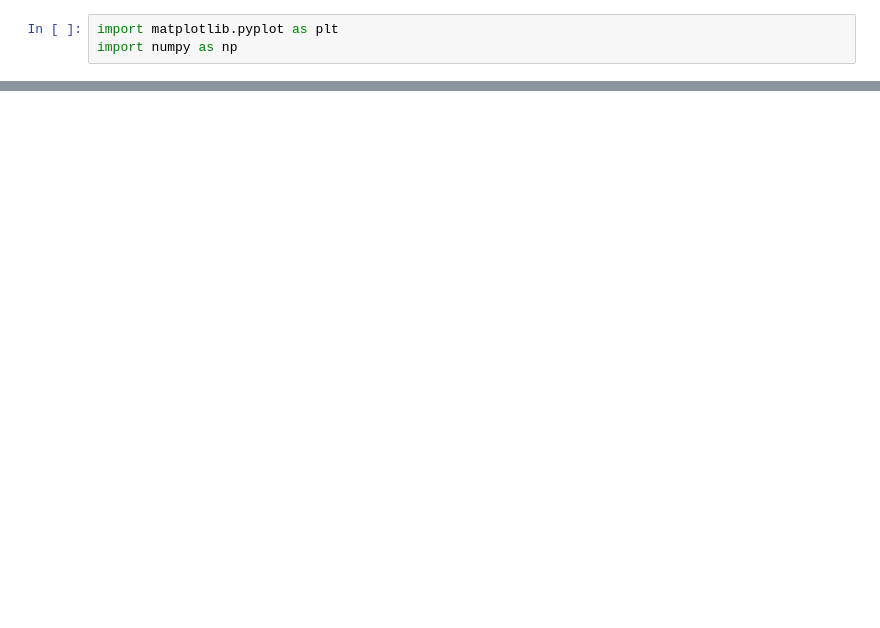
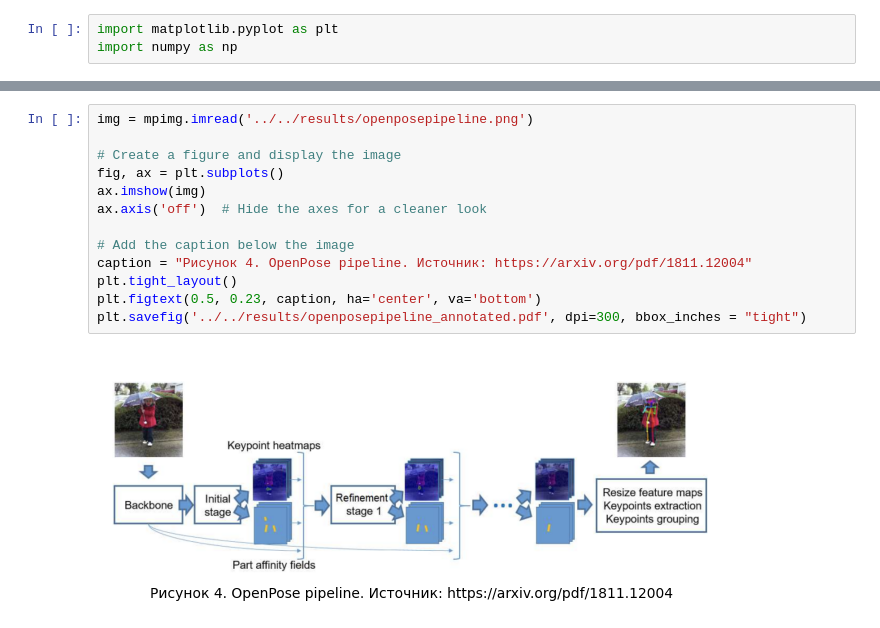
Before and after one commit to Kiri4s/lite-pose-estimation-models-comparison, a Jupyter notebook: notebooks/graphs.ipynb, the cells around one changed output, grey strips where cells are left out. Drawn from its saved outputs; the diff is of its cells as text; blank space fills up the shorter version.

```diff
--- a/notebooks/graphs.ipynb
+++ b/notebooks/graphs.ipynb
@@ -42,0 +98,15 @@ time_ms[0]/time_ms[2]
+# %%
+img = mpimg.imread('../../results/openposepipeline.png')
+
+# Create a figure and display the image
+fig, ax = plt.subplots()
+ax.imshow(img)
+ax.axis('off')  # Hide the axes for a cleaner look
+
+# Add the caption below the image
+caption = "Рисунок 4. OpenPose pipeline. Источник: https://arxiv.org/pdf/1811.12004"
+plt.tight_layout()
+plt.figtext(0.5, 0.23, caption, ha='center', va='bottom')
+plt.savefig('../../results/openposepipeline_annotated.pdf', dpi=300, bbox_inches = "tight")
+# %% [output]
+[figure, added]
```
Also changed, not shown: parts of 24 cells of this notebook, 31 other files.
